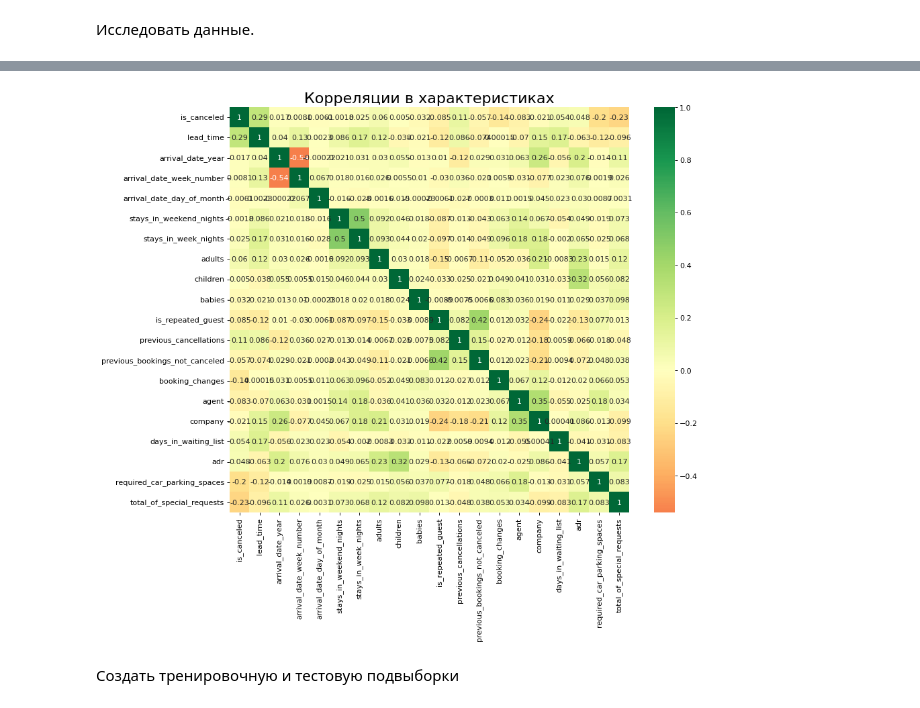
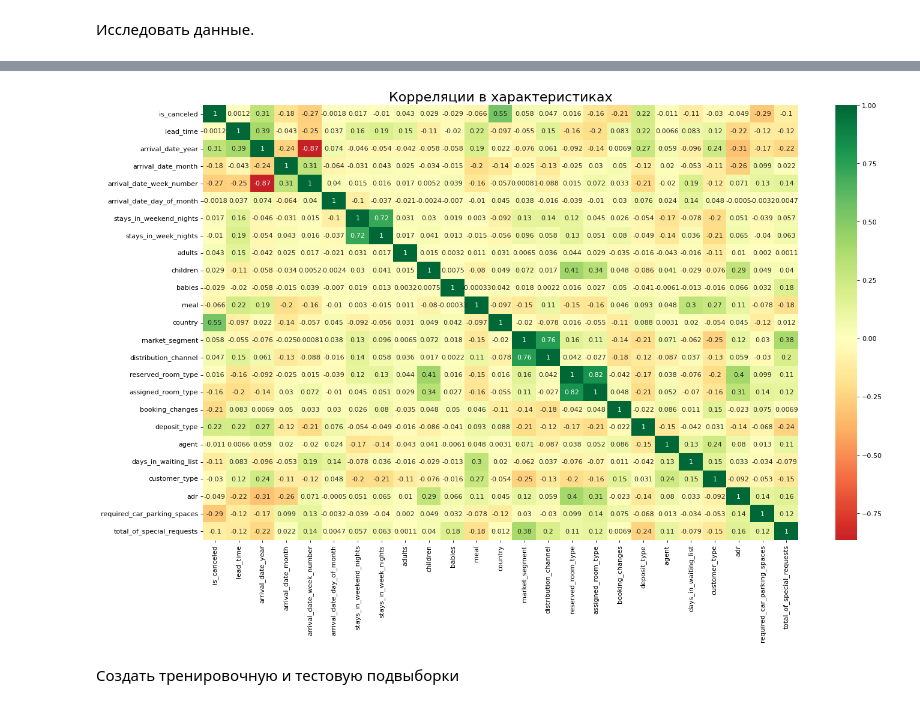
Before and after one commit to Adelaaas/Data_science_basic_22-23_1, a Jupyter notebook: Весенний семестр/home_work_2_log_reg/Мартюшев_Владислав_Алексеевич_30_01_23.ipynb, the cells around one changed output, grey strips where cells are left out. Saved outputs shown, nothing was run; the diff lists cells and outputs as text; code cells hidden in the pictures.

```diff
--- a/Весенний семестр/home_work_2_log_reg/Мартюшев_Владислав_Алексеевич_30_01_23.ipynb
+++ b/Весенний семестр/home_work_2_log_reg/Мартюшев_Владислав_Алексеевич_30_01_23.ipynb
@@ -15,5 +15,6 @@ Saving hotel_bookings.csv to hotel_bookings.csv
 # %%
 df = pd.read_csv("hotel_bookings.csv")
+df = df.drop(index = 6309)
 df
 # %% [markdown]
 Исследовать данные.
@@ -51,15 +23,7 @@ plt.show()
-# %%
-plt.figure(figsize=(12,10), dpi= 80)
-sns.heatmap(df.corr(), xticklabels=df.corr().columns, yticklabels=df.corr().columns, cmap='RdYlGn', center=0, annot=True)
-plt.title('Корреляции в характеристиках', fontsize=20)
-plt.show()
-# %% [output]
-[figure, removed]
-# %%
-df = df.drop(columns = ['company', 'reservation_status_date', 'reservation_status'])
-df['agent'] = df['agent'].fillna(df['agent'].mean())
-df = df.dropna(axis='index', how='any', subset=['country'])
-df = df.dropna(axis='index', how='any', subset=['children'])
+# %%
+df = df.dropna(axis='index', how='any', subset=['country'])
+df['agent'] = df['agent'].fillna(df['agent'].mean())
+df = df.drop(columns = ['company', 'reservation_status', 'reservation_status_date'])
 # %%
 le = preprocessing.LabelEncoder()
 
@@ -73,3 +37,10 @@ df['reserved_room_type'] = preprocessing.LabelEncoder().fit_transform(df['reserv
 df['assigned_room_type'] = preprocessing.LabelEncoder().fit_transform(df['assigned_room_type'])
 df['deposit_type'] = preprocessing.LabelEncoder().fit_transform(df['deposit_type'])
 df['customer_type'] = preprocessing.LabelEncoder().fit_transform(df['customer_type'])
+# %%
+plt.figure(figsize=(20,12), dpi= 80)
+sns.heatmap(df.corr(), xticklabels=df.corr().columns, yticklabels=df.corr().columns, cmap='RdYlGn', center=0, annot=True)
+plt.title('Корреляции в характеристиках', fontsize=20)
+plt.show()
+# %% [output]
+[figure, added]
```
Also changed, not shown: parts of 10 cells of this notebook.
